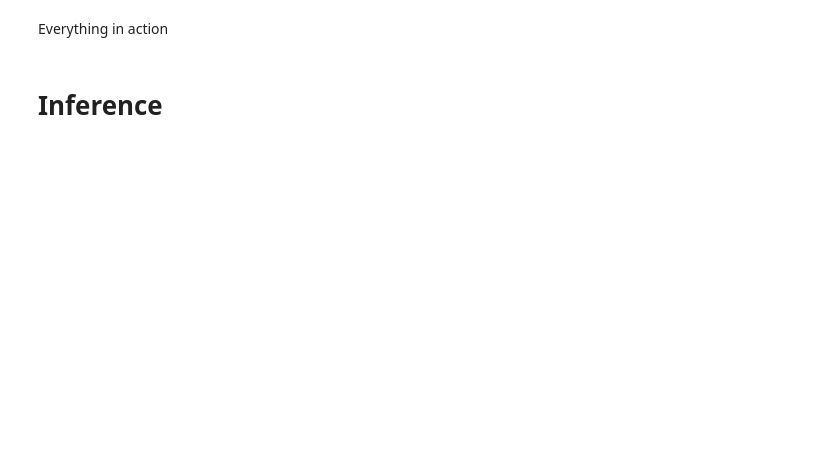
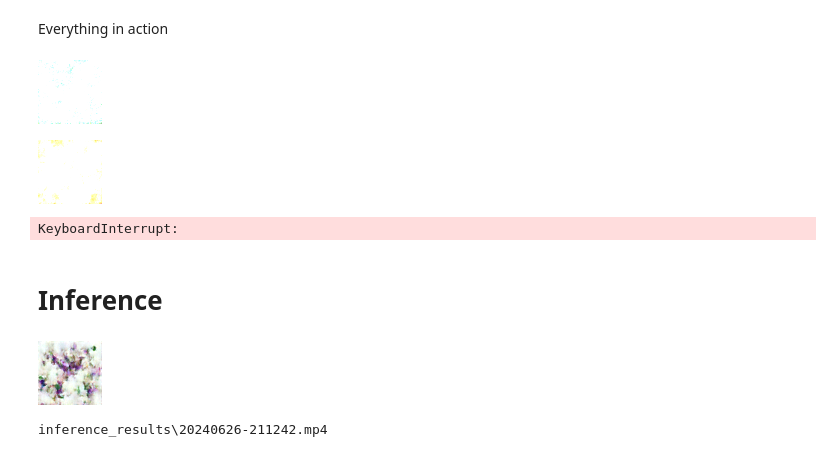
Before and after one commit to Grazvy/Diffusion_Models_demonstration, a Jupyter notebook: DDPM.ipynb, the cells around one changed output. Cells and saved outputs as stored; diff of their text form; code cells hidden in the pictures; blank space fills up the shorter version.

```diff
--- a/DDPM.ipynb
+++ b/DDPM.ipynb
@@ -95,7 +80,7 @@ class SimpleDiffusion:
         self.sqrt_one_minus_alpha_cumulative = torch.sqrt(1 - self.alpha_cumulative)
 
     def get_betas(self):
-        """linear schedule, proposed in original ddpm paper"""
+        # linear schedule
         scale = 1000 / self.num_diffusion_timesteps
         beta_start = scale * 1e-4
         beta_end = scale * 0.02
@@ -112,12 +97,14 @@ $$
 $$
 # %%
 def forward_diffusion(sd: SimpleDiffusion, x0: torch.Tensor, timesteps: torch.Tensor):
-    eps = torch.randn_like(x0)  # Noise
+    # Noise
+    e = torch.randn_like(x0)
     # image scaled + noise scaled
-    sample  = (get(sd.sqrt_alpha_cumulative, t=timesteps) * x0 +
-               get(sd.sqrt_one_minus_alpha_cumulative, t=timesteps) * eps)
+    x_t  = (get(sd.sqrt_alpha_cumulative, t=timesteps) * x0 +
+               get(sd.sqrt_one_minus_alpha_cumulative, t=timesteps) * e)
 
-    return sample, eps  # return ... , gt noise --> model predicts this)
+    # return corrupted input and the corresponding noise applied
+    return x_t, e
 # %% [markdown]
 # Training
 # %%
@@ -152,8 +139,7 @@ sd = SimpleDiffusion(
 
 scaler = amp.GradScaler()
 # %%
-total_epochs = TrainingConfig.NUM_EPOCHS + 1
 log_dir, checkpoint_dir = setup_log_directory(config=BaseConfig())
 
-generate_video = False
+generate_video = True
 ext = ".mp4" if generate_video else ".png"
@@ -256,37 +232,33 @@ def reverse_diffusion(model, sd, timesteps=1000, img_shape=(3, 64, 64),
 # %% [markdown]
 Everything in action
 # %%
-for epoch in range(1, total_epochs):
+for epoch in range(1, TrainingConfig.NUM_EPOCHS + 1):
     torch.cuda.empty_cache()
     gc.collect()
 
     # Algorithm 1: Training
     train_one_epoch(model, sd, dataloader, optimizer, scaler, loss_fn, epoch=epoch)
-    #tmp
-    checkpoint_dict = {
-            "opt": optimizer.state_dict(),
-            "scaler": scaler.state_dict(),
-            "model": model.state_dict()
-        }
-    torch.save(checkpoint_dict, os.path.join(checkpoint_dir, "ckpt.tar"))
-    del checkpoint_dict
-    #
+
     if epoch % 20 == 0:
         save_path = os.path.join(log_dir, f"{epoch}{ext}")
 
         # Algorithm 2: Sampling
-        reverse_diffusion(model, sd, timesteps=TrainingConfig.TIMESTEPS, num_images=32, generate_video=generate_video,
-            save_path=save_path, img_shape=TrainingConfig.IMG_SHAPE, device=BaseConfig.DEVICE,
+        generate_samples(
+            model, sd, timesteps=TrainingConfig.TIMESTEPS, num_images=1,
+            inference_logger=InferenceLogger(generate_video, save_path),img_shape=TrainingConfig.IMG_SHAPE, device=BaseConfig.DEVICE,
         )
 
-        # clear_output()
         checkpoint_dict = {
             "opt": optimizer.state_dict(),
             "scaler": scaler.state_dict(),
             "model": model.state_dict()
         }
         torch.save(checkpoint_dict, os.path.join(checkpoint_dir, "ckpt.tar"))
         del checkpoint_dict
+# %% [output]
+[figure, added]
+[figure, added]
+KeyboardInterrupt:
 # %%
 # !rm -rf /kaggle/working/Logs_Checkpoints
 # %% [markdown]
@@ -321,15 +294,16 @@ filename = f"{datetime.now().strftime('%Y%m%d-%H%M%S')}{ext}"
 
 save_path = os.path.join(log_dir, filename)
 
-reverse_diffusion(
+generate_samples(
     model,
     sd,
-    num_images=10,
-    generate_video=generate_video,
-    save_path=save_path,
-    timesteps=200,
+    num_images=8,#16,
+    inference_logger=InferenceLogger(generate_video, save_path, nrow=4),
+    timesteps=500,
     img_shape=TrainingConfig.IMG_SHAPE,
     device=BaseConfig.DEVICE,
-    nrow=32,
 )
 print(save_path)
+# %% [output]
+[figure, added]
+inference_results\20240626-211242.mp4
```
Also changed, not shown: parts of 8 cells of this notebook.
